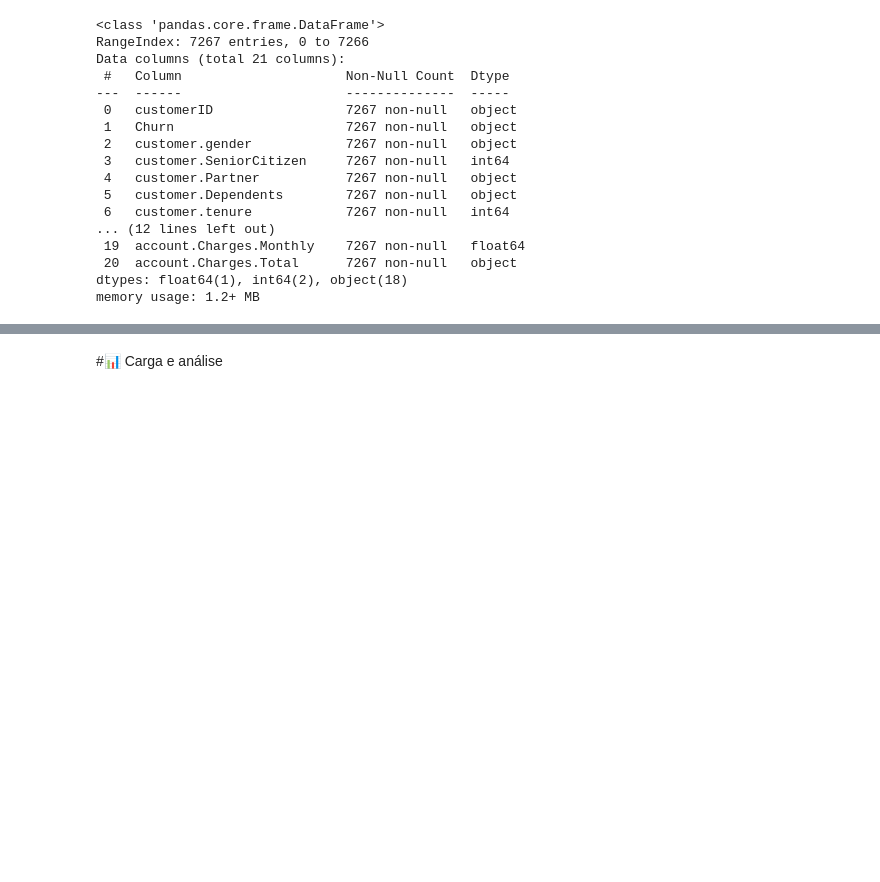
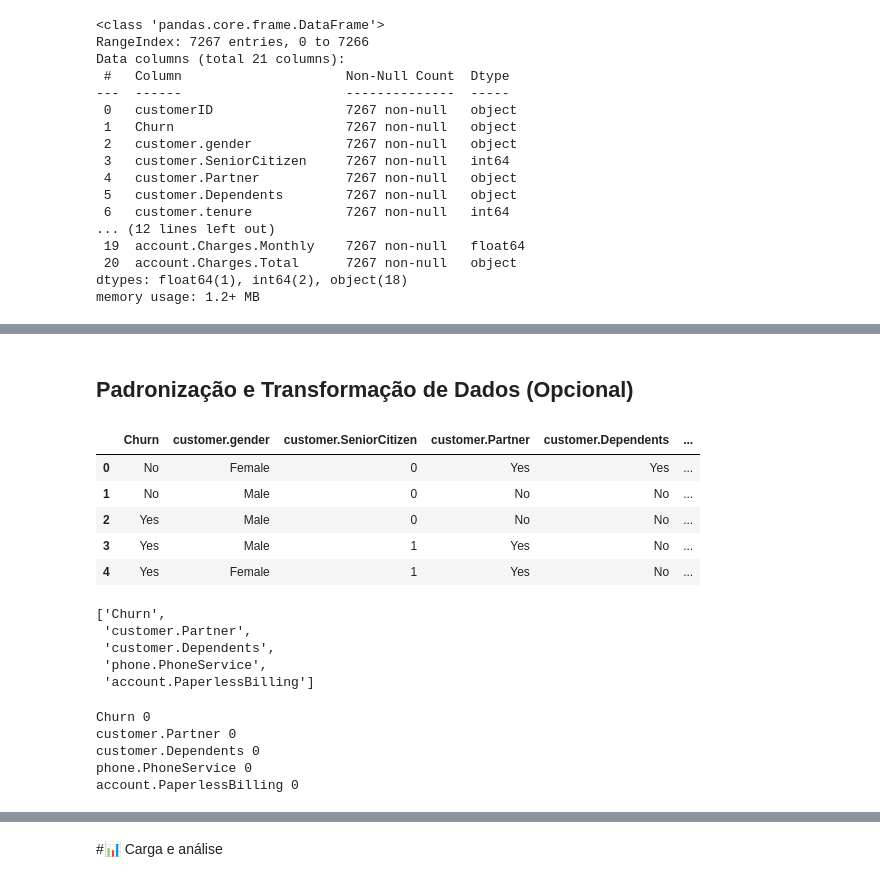
Before and after one commit to alexandrebarbosa-dev/desafioTelecomX_BR, a Jupyter notebook: TelecomX_BR.ipynb, the cells around one changed output, grey strips where cells are left out. Drawn from its saved outputs; the diff is of its cells as text; code cells hidden in the pictures; blank space fills up the shorter version.

```diff
--- a/TelecomX_BR.ipynb
+++ b/TelecomX_BR.ipynb
@@ -62,0 +270,5 @@ memory usage: 1.2+ MB
+# %%
+df['account.Charges.Total'] = pd.to_numeric(
+    df['account.Charges.Total'],
+    errors='coerce'
+)
@@ -62,0 +330,2 @@ memory usage: 1.2+ MB
+# %% [markdown]
+## Padronização e Transformação de Dados (Opcional)
@@ -62,0 +346,35 @@ memory usage: 1.2+ MB
+# %%
+df_analise = df[colunas_relevantes].copy()
+df_analise.head()
+# %% [output]
+|  | Churn | customer.gender | customer.SeniorCitizen | customer.Partner | customer.Dependents | ... |
+| 0 | No | Female | 0 | Yes | Yes | ... |
+| 1 | No | Male | 0 | No | No | ... |
+| 2 | Yes | Male | 0 | No | No | ... |
+| 3 | Yes | Male | 1 | Yes | No | ... |
+| 4 | Yes | Female | 1 | Yes | No | ... |
+# %%
+colunas_binarias = []
+
+for col in df.columns:
+    if df[col].dtype == 'object':
+        valores = set(df[col].dropna().unique())
+        if valores == {'Yes', 'No'}:
+            colunas_binarias.append(col)
+
+colunas_binarias
+# %% [output]
+['Churn',
+ 'customer.Partner',
+ 'customer.Dependents',
+ 'phone.PhoneService',
+ 'account.PaperlessBilling']
+# %%
+for col in colunas_binarias:
+    print(col, df[col].isna().sum())
+# %% [output]
+Churn 0
+customer.Partner 0
+customer.Dependents 0
+phone.PhoneService 0
+account.PaperlessBilling 0
```
Also changed, not shown: parts of 40 cells of this notebook.
